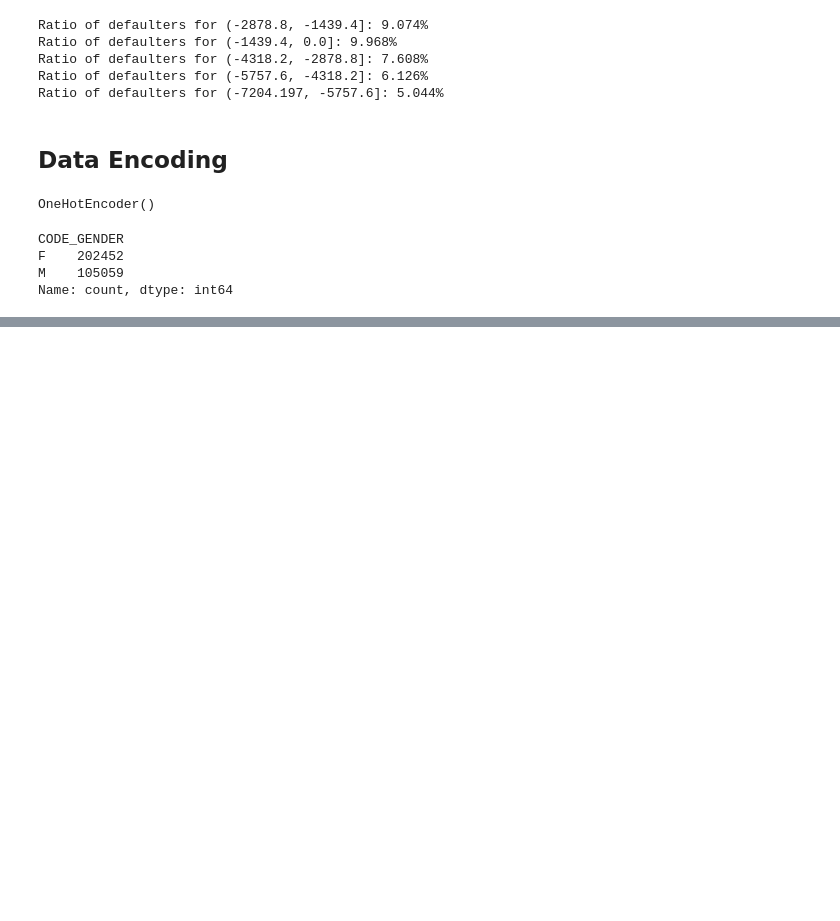
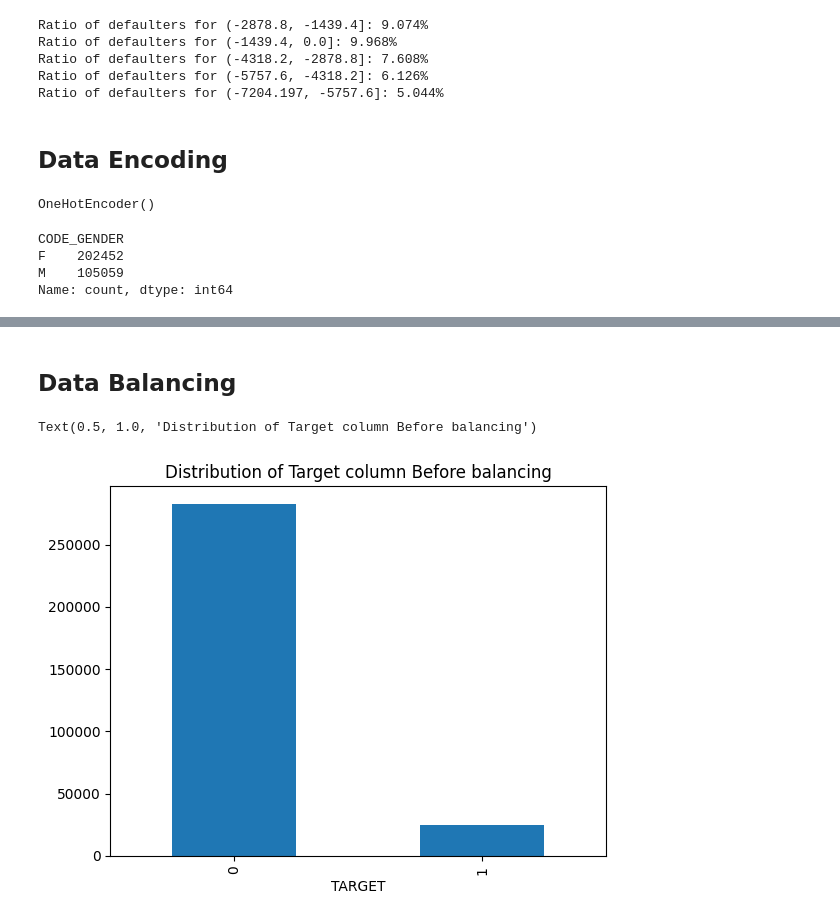
Before and after one commit to Shahidshaik5/Credit-Scoring-Model-Enhancing-Creditworthiness-Assessment-Using-Machine-Learning, a Jupyter notebook: Home_Credit_Default_Risk_Code.ipynb, the cells around one changed output, grey strips where cells are left out. Drawn from its saved outputs; the diff is of its cells as text; code cells hidden in the pictures; blank space fills up the shorter version.

```diff
--- a/Home_Credit_Default_Risk_Code.ipynb
+++ b/Home_Credit_Default_Risk_Code.ipynb
@@ -561,3 +561,5 @@ df.head()
 | 2 | 0 | 1 | 1 | 1 | 0 | 67500.0 | ... |
 | 3 | 0 | 0 | 0 | 1 | 0 | 135000.0 | ... |
 | 4 | 0 | 0 | 0 | 1 | 0 | 121500.0 | ... |
+# %% [markdown]
+## Data Balancing
@@ -563,0 +569,6 @@ df.head()
+# %%
+df["TARGET"].value_counts().plot(kind="bar")
+plt.title("Distribution of Target column Before balancing")
+# %% [output]
+Text(0.5, 1.0, 'Distribution of Target column Before balancing')
+[figure, added]
```
Also changed, not shown: parts of 10 cells of this notebook.
